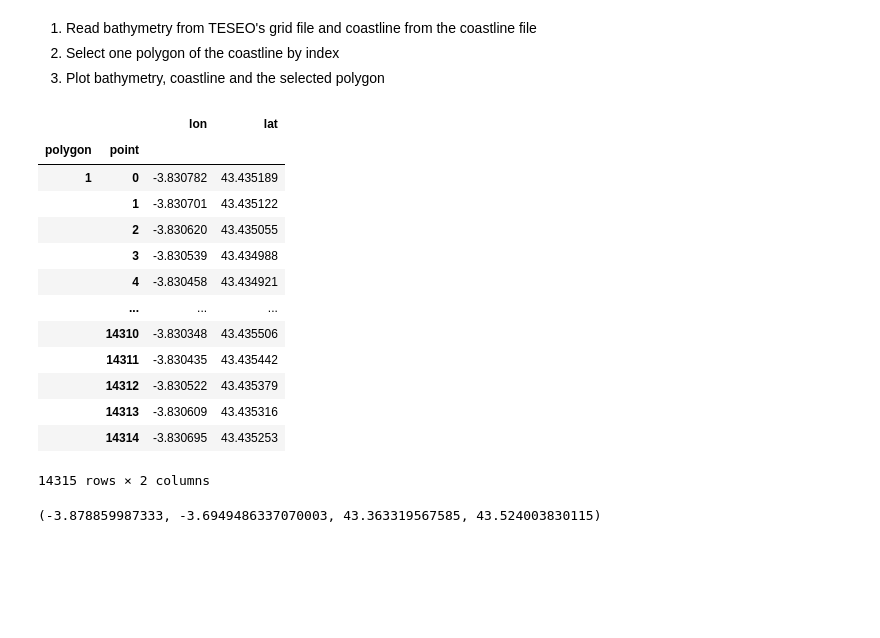
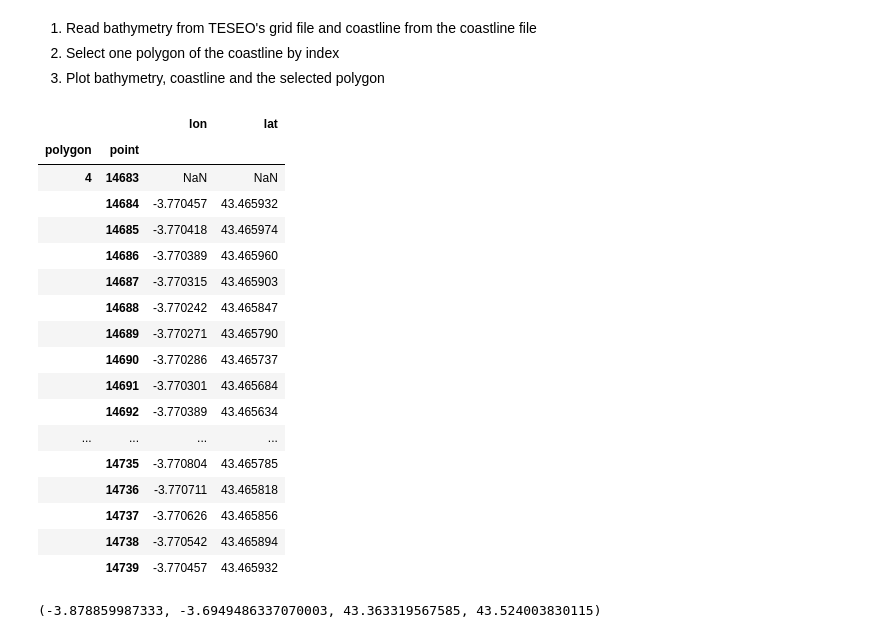
Before and after one commit to vegama/pyteseo, a Jupyter notebook: docs/notebooks/01_read_domain.ipynb, the cells around one changed output. Cells and saved outputs as stored; diff of their text form; code cells hidden in the pictures; blank space fills up the shorter version.

```diff
--- a/docs/notebooks/01_read_domain.ipynb
+++ b/docs/notebooks/01_read_domain.ipynb
@@ -16,22 +16,26 @@ coast = read_coastline("../../data/mock/coastline.dat")
 # %%
 # Select polygon index
 i=4
-coast.loc[[1]]
+coast.loc[[i]]
 # %% [output]
 |  |  | lon | lat |
 | polygon | point |  |  |
-| 1 | 0 | -3.830782 | 43.435189 |
-|  | 1 | -3.830701 | 43.435122 |
-|  | 2 | -3.830620 | 43.435055 |
-|  | 3 | -3.830539 | 43.434988 |
-|  | 4 | -3.830458 | 43.434921 |
-|  | ... | ... | ... |
-|  | 14310 | -3.830348 | 43.435506 |
-|  | 14311 | -3.830435 | 43.435442 |
-|  | 14312 | -3.830522 | 43.435379 |
-|  | 14313 | -3.830609 | 43.435316 |
-|  | 14314 | -3.830695 | 43.435253 |
+| 4 | 14683 | NaN | NaN |
+|  | 14684 | -3.770457 | 43.465932 |
+|  | 14685 | -3.770418 | 43.465974 |
+|  | 14686 | -3.770389 | 43.465960 |
+|  | 14687 | -3.770315 | 43.465903 |
+|  | 14688 | -3.770242 | 43.465847 |
+|  | 14689 | -3.770271 | 43.465790 |
+|  | 14690 | -3.770286 | 43.465737 |
+|  | 14691 | -3.770301 | 43.465684 |
+|  | 14692 | -3.770389 | 43.465634 |
+| ... | ... | ... | ... |
+|  | 14735 | -3.770804 | 43.465785 |
+|  | 14736 | -3.770711 | 43.465818 |
+|  | 14737 | -3.770626 | 43.465856 |
+|  | 14738 | -3.770542 | 43.465894 |
+|  | 14739 | -3.770457 | 43.465932 |
-14315 rows × 2 columns
 # %%
 # Plot grid and coastline
 ax = grid.plot.scatter(x="lon", y="lat", c="depth", figsize=(16,9))
```
Also changed, not shown: 6 other files.
